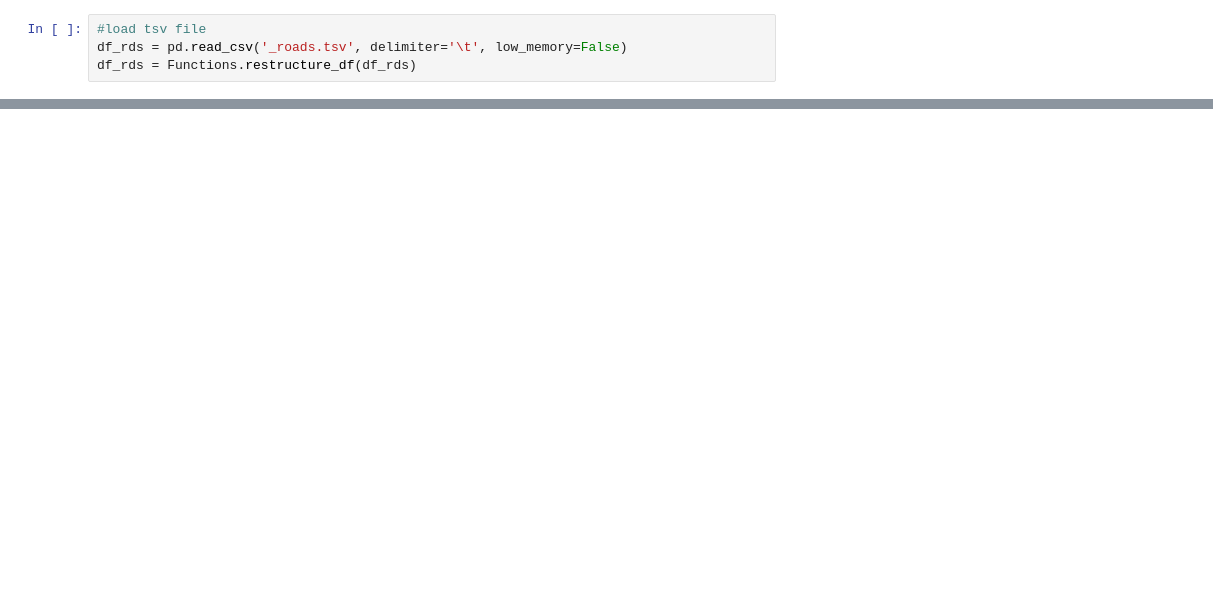
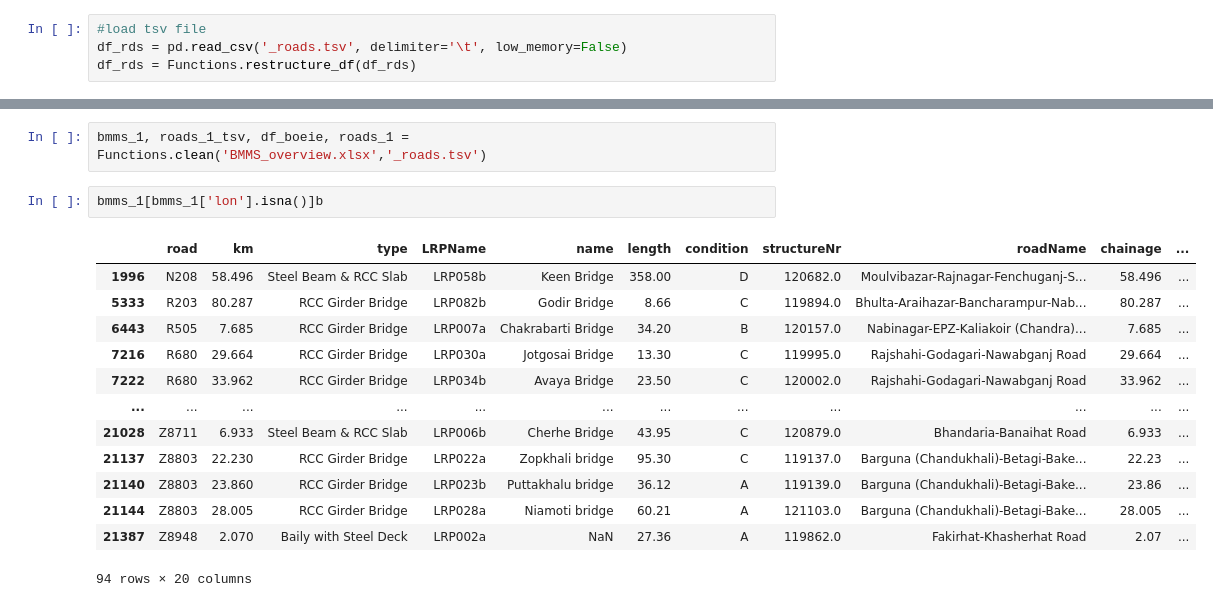
Before and after one commit to Anne-JS/advanced_simulation, a Jupyter notebook: Assignment 1 Julian.ipynb, the cells around one changed output, grey strips where cells are left out. Saved outputs shown, nothing was run; the diff lists cells and outputs as text; blank space fills up the shorter version.

```diff
--- a/Assignment 1 Julian.ipynb
+++ b/Assignment 1 Julian.ipynb
@@ -151,0 +103,18 @@ plt.show()
+# %%
+bmms_1, roads_1_tsv, df_boeie, roads_1 = Functions.clean('BMMS_overview.xlsx','_roads.tsv')
+# %%
+bmms_1[bmms_1['lon'].isna()]b
+# %% [output]
+|  | road | km | type | LRPName | name | length | condition | structureNr | roadName | chainage | ... |
+| 1996 | N208 | 58.496 | Steel Beam & RCC Slab | LRP058b | Keen Bridge | 358.00 | D | 120682.0 | Moulvibazar-Rajnagar-Fenchuganj-S... | 58.496 | ... |
+| 5333 | R203 | 80.287 | RCC Girder Bridge | LRP082b | Godir Bridge | 8.66 | C | 119894.0 | Bhulta-Araihazar-Bancharampur-Nab... | 80.287 | ... |
+| 6443 | R505 | 7.685 | RCC Girder Bridge | LRP007a | Chakrabarti Bridge | 34.20 | B | 120157.0 | Nabinagar-EPZ-Kaliakoir (Chandra)... | 7.685 | ... |
+| 7216 | R680 | 29.664 | RCC Girder Bridge | LRP030a | Jotgosai Bridge | 13.30 | C | 119995.0 | Rajshahi-Godagari-Nawabganj Road | 29.664 | ... |
+| 7222 | R680 | 33.962 | RCC Girder Bridge | LRP034b | Avaya Bridge | 23.50 | C | 120002.0 | Rajshahi-Godagari-Nawabganj Road | 33.962 | ... |
+| ... | ... | ... | ... | ... | ... | ... | ... | ... | ... | ... | ... |
+| 21028 | Z8711 | 6.933 | Steel Beam & RCC Slab | LRP006b | Cherhe Bridge | 43.95 | C | 120879.0 | Bhandaria-Banaihat Road | 6.933 | ... |
+| 21137 | Z8803 | 22.230 | RCC Girder Bridge | LRP022a | Zopkhali bridge | 95.30 | C | 119137.0 | Barguna (Chandukhali)-Betagi-Bake... | 22.23 | ... |
+| 21140 | Z8803 | 23.860 | RCC Girder Bridge | LRP023b | Puttakhalu bridge | 36.12 | A | 119139.0 | Barguna (Chandukhali)-Betagi-Bake... | 23.86 | ... |
+| 21144 | Z8803 | 28.005 | RCC Girder Bridge | LRP028a | Niamoti bridge | 60.21 | A | 121103.0 | Barguna (Chandukhali)-Betagi-Bake... | 28.005 | ... |
+| 21387 | Z8948 | 2.070 | Baily with Steel Deck | LRP002a | NaN | 27.36 | A | 119862.0 | Fakirhat-Khasherhat Road | 2.07 | ... |
+94 rows × 20 columns
```
Also changed, not shown: parts of 20 cells of this notebook, 1 other file.
